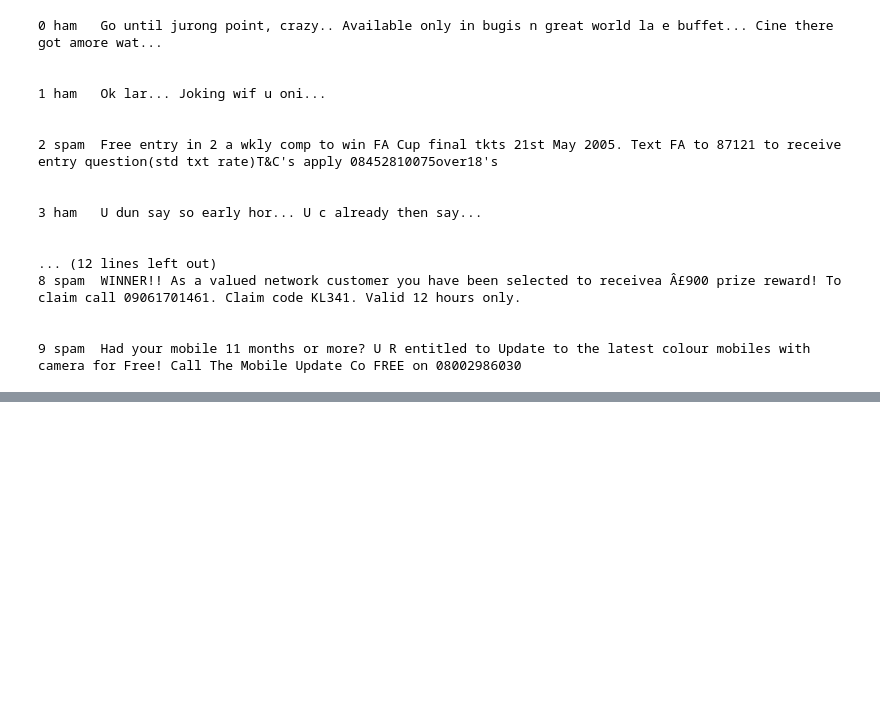
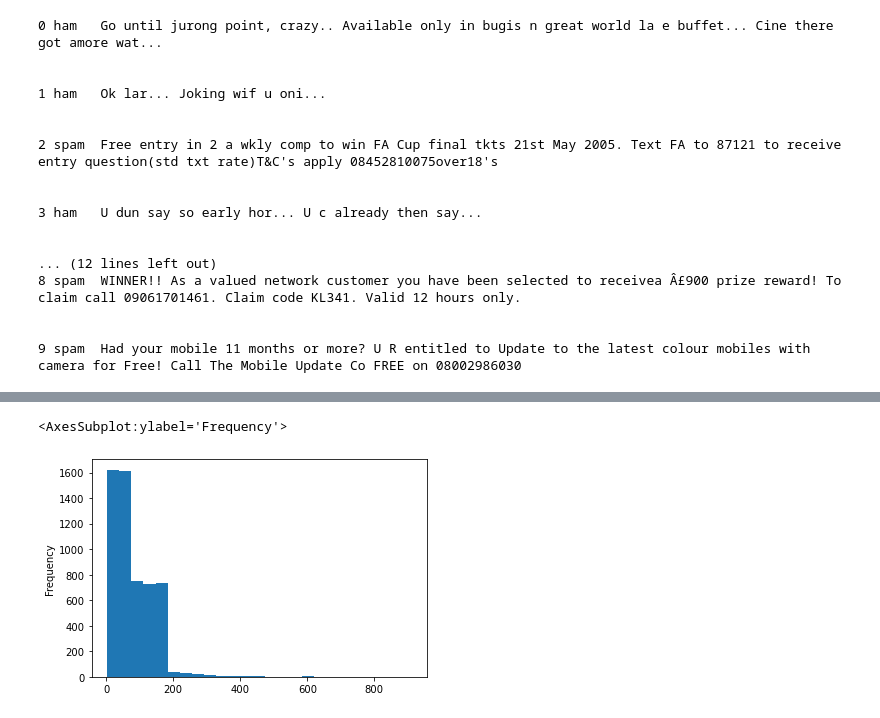
Before and after one commit to alisonjing/Udemy-Data-Science-and-ML-with-Python-course, a Jupyter notebook: 20-Natural-Language-Processing/NLP_Python_Practice Notes_6.16.2022.ipynb, the cells around one changed output, grey strips where cells are left out. Cells and saved outputs as stored; diff of their text form; code cells hidden in the pictures; blank space fills up the shorter version.

```diff
--- a/20-Natural-Language-Processing/NLP_Python_Practice Notes_6.16.2022.ipynb
+++ b/20-Natural-Language-Processing/NLP_Python_Practice Notes_6.16.2022.ipynb
@@ -85,0 +125,5 @@ messages = pd.read_csv('smsspamcollection/SMSSpamCollection', sep='\t', names =
+# %%
+messages['length'].plot.hist(bins=25)
+# %% [output]
+<AxesSubplot:ylabel='Frequency'>
+[figure, added]
```
Also changed, not shown: parts of 27 cells of this notebook.
